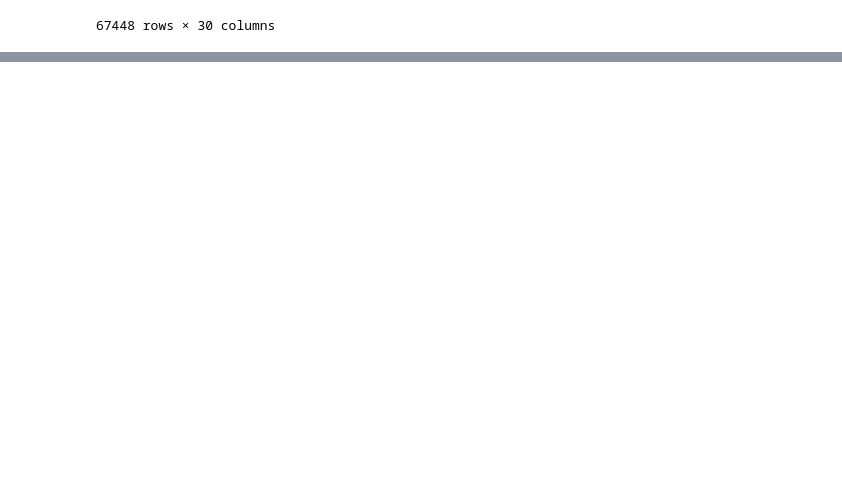
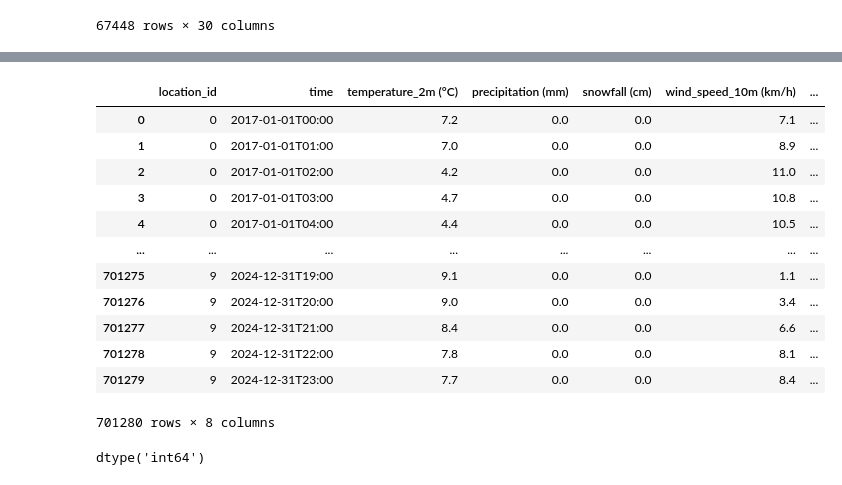
Before and after one commit to 4GeeksAcademy/pablo-aznar-finalproject, a Jupyter notebook: notebooks/data-collection.ipynb, the cells around one changed output, grey strips where cells are left out. Cells and saved outputs as stored; diff of their text form; code cells hidden in the pictures; blank space fills up the shorter version.

Commit message:
[data-collection] wip: day 6

```diff
--- a/notebooks/data-collection.ipynb
+++ b/notebooks/data-collection.ipynb
@@ -544,0 +569,28 @@ df_accidents
+# %%
+# Guardamos el dataframe
+with open('../data/processed/df_accidents.pkl', 'wb') as f:
+    pickle.dump(df_accidents, f)
+# %%
+with open('../data/processed/df-meteo.pkl', 'rb') as f:
+    df_meteo = pickle.load(f)
+# %%
+df_meteo
+# %% [output]
+|  | location_id | time | temperature_2m (°C) | precipitation (mm) | snowfall (cm) | wind_speed_10m (km/h) | ... |
+| 0 | 0 | 2017-01-01T00:00 | 7.2 | 0.0 | 0.0 | 7.1 | ... |
+| 1 | 0 | 2017-01-01T01:00 | 7.0 | 0.0 | 0.0 | 8.9 | ... |
+| 2 | 0 | 2017-01-01T02:00 | 4.2 | 0.0 | 0.0 | 11.0 | ... |
+| 3 | 0 | 2017-01-01T03:00 | 4.7 | 0.0 | 0.0 | 10.8 | ... |
+| 4 | 0 | 2017-01-01T04:00 | 4.4 | 0.0 | 0.0 | 10.5 | ... |
+| ... | ... | ... | ... | ... | ... | ... | ... |
+| 701275 | 9 | 2024-12-31T19:00 | 9.1 | 0.0 | 0.0 | 1.1 | ... |
+| 701276 | 9 | 2024-12-31T20:00 | 9.0 | 0.0 | 0.0 | 3.4 | ... |
+| 701277 | 9 | 2024-12-31T21:00 | 8.4 | 0.0 | 0.0 | 6.6 | ... |
+| 701278 | 9 | 2024-12-31T22:00 | 7.8 | 0.0 | 0.0 | 8.1 | ... |
+| 701279 | 9 | 2024-12-31T23:00 | 7.7 | 0.0 | 0.0 | 8.4 | ... |
+701280 rows × 8 columns
+# %%
+df_accidents['Any'] = df_accidents['Any'].astype(int)
+df_accidents['Any'].dtype
+# %% [output]
+dtype('int64')
```
Also changed, not shown: parts of 10 cells of this notebook, 3 other files.
